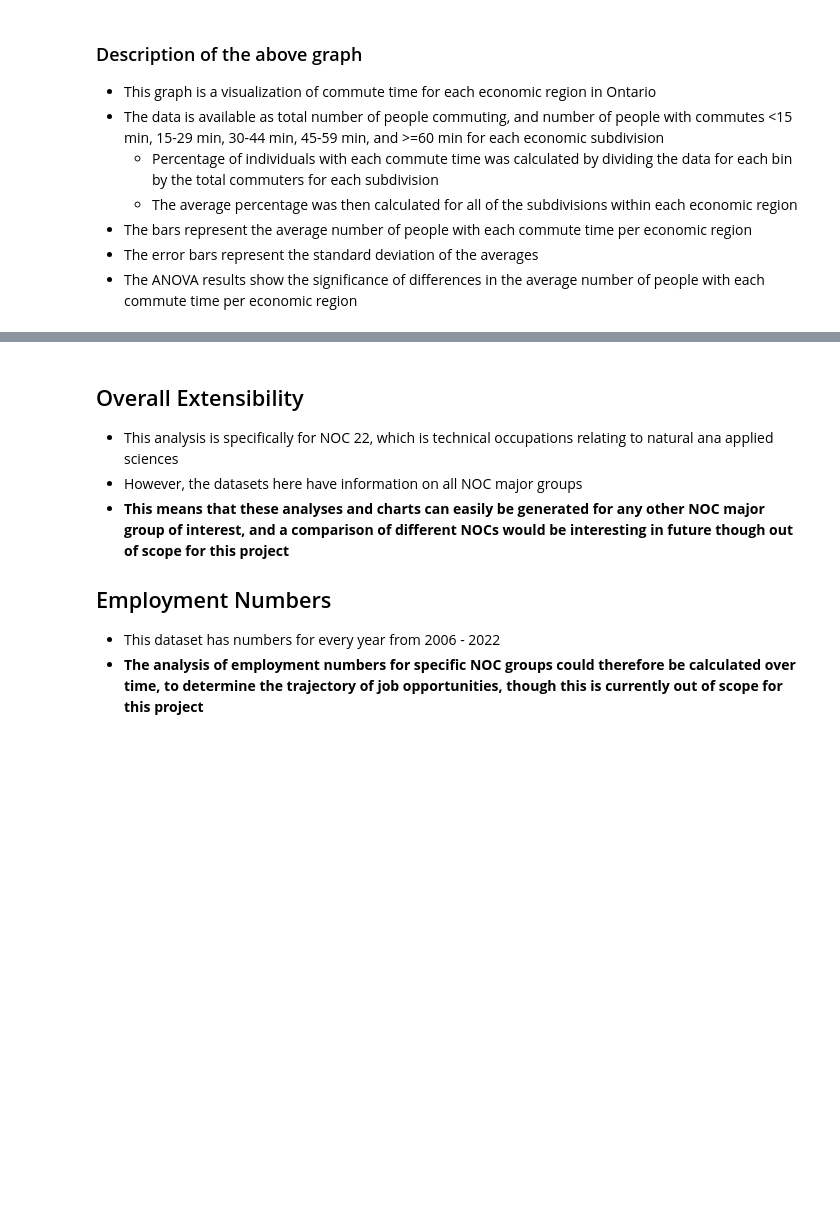
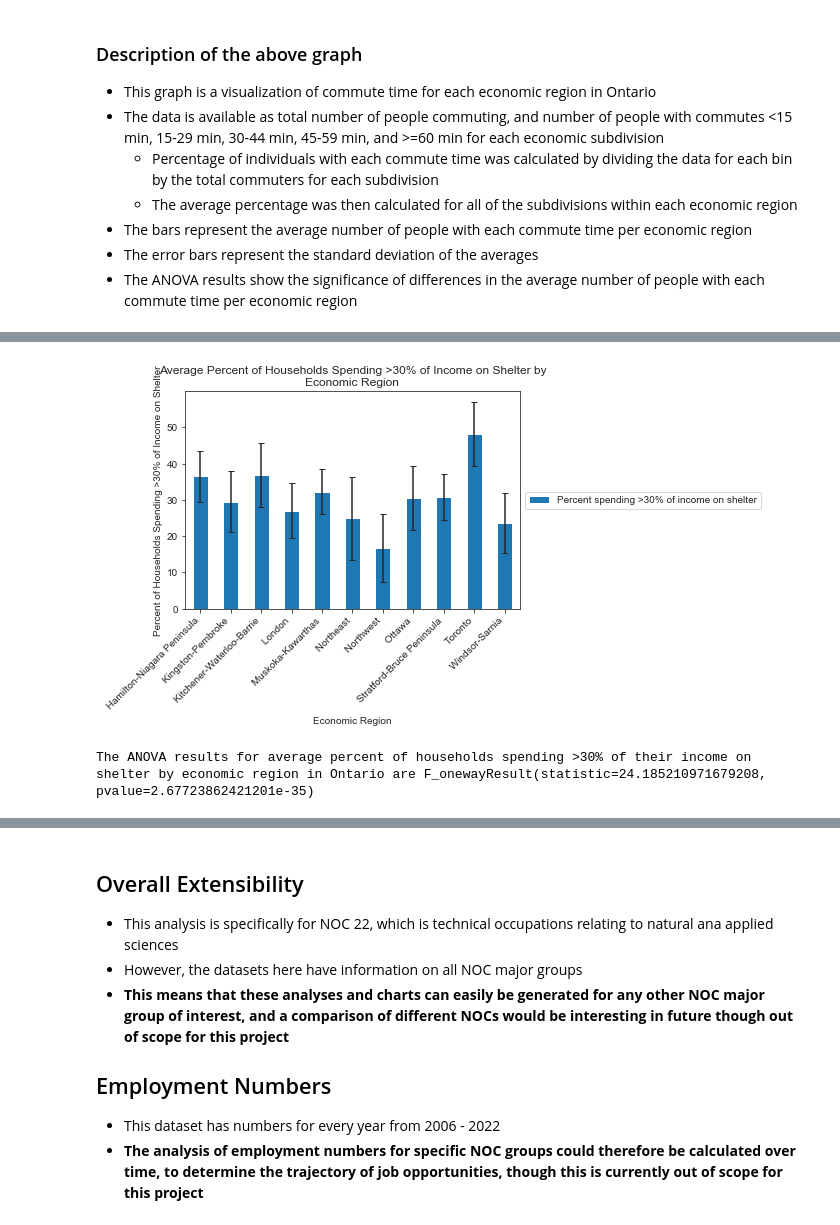
Before and after one commit to AyokOluwole/project-1, a Jupyter notebook: wage_jobs_analysis/wage_jobs_analysis.ipynb, the cells around one changed output, grey strips where cells are left out. Drawn from its saved outputs; the diff is of its cells as text; code cells hidden in the pictures; blank space fills up the shorter version.

```diff
--- a/wage_jobs_analysis/wage_jobs_analysis.ipynb
+++ b/wage_jobs_analysis/wage_jobs_analysis.ipynb
@@ -554,0 +589,34 @@ The ANOVA results for percent commuting over 60 min by economic region in Ontari
+# %%
+# Plots the percent spending >30% of income on shelter per economic region
+ER_summary_mean['Percent spending >30% of income on shelter'].plot(kind='bar', stacked=True, yerr=ER_summary_stdev['Percent spending >30% of income on shelter'], capsize=3)
+
+# Formats the chart
+plt.xticks(rotation=45, ha='right')
+plt.legend(loc='center left', bbox_to_anchor=(1.0, 0.5))
+plt.xlabel("Economic Region")
+plt.ylabel('\n'.join(wrap("Percent of Households Spending >30% of Income on Shelter")))
+plt.title('\n'.join(wrap("Average Percent of Households Spending >30% of Income on Shelter by Economic Region")))
+
+# Save the figure
+plt.savefig("Outputs/amt_on_shelter.png")
+
+# Shows the plot
+plt.show()
+
+## Performs ANOVA statistical test to determine statistical significance of differences in averages of commute time bands
+## Makes groups for ANOVA analysis
+# Sets up an empty dict to hold groups
+more_than_30 = {}
+
+# Iterates through Economic regions
+for region in ER_summary_mean.index:
+    more_than_30[region] = summary_census[(summary_census['Economic region name'] == region) & (summary_census['Percent spending >30% of income on shelter']>0)]['Percent spending >30% of income on shelter']
+
+## Performs ANOVA analysis to determine the significance of any differences in the means of the graphed percentages in the different economic regions
+more_than_30_sig = stats.f_oneway(*(more_than_30[region] for region in ER_summary_mean.index))
+
+# Prints the analysis
+print(f"The ANOVA results for average percent of households spending >30% of their income on shelter by economic region in Ontario are {more_than_30_sig}")
+# %% [output]
+[figure, added]
+The ANOVA results for average percent of households spending >30% of their income on shelter by economic region in Ontario are F_onewayResult(statistic=24.185210971679208, pvalue=2.67723862421201e-35)
```
Also changed, not shown: parts of 16 cells of this notebook, 6 other files.
